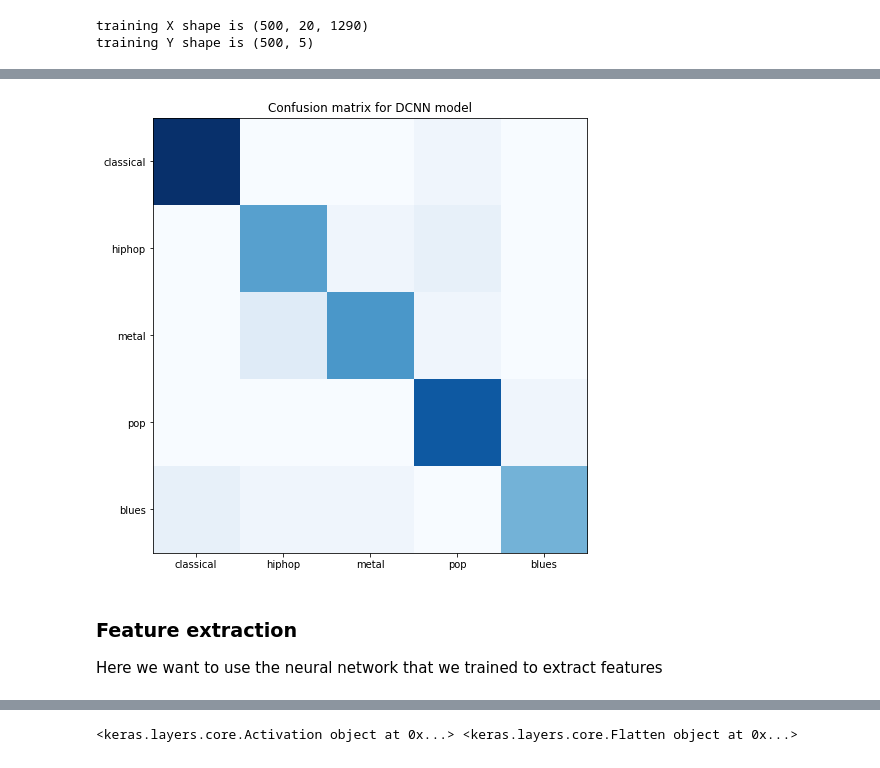
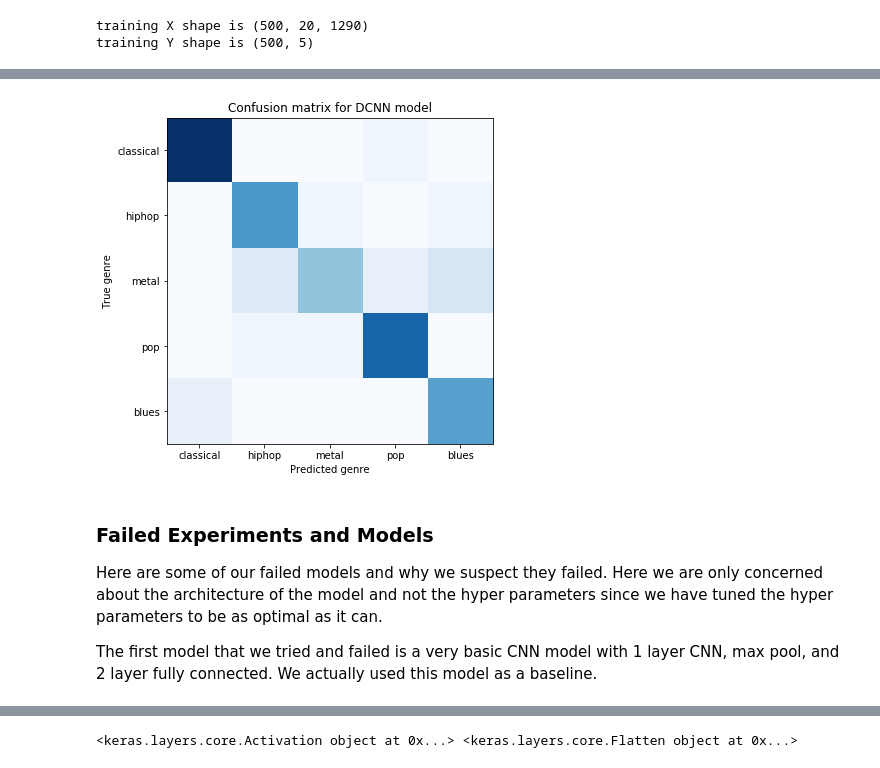
Before and after one commit to LithiumH/CS229-Music-Classification, a Jupyter notebook: Haojun_CNN_au.ipynb, the cells around one changed output, grey strips where cells are left out. Drawn from its saved outputs; the diff is of its cells as text; code cells hidden in the pictures.

```diff
--- a/Haojun_CNN_au.ipynb
+++ b/Haojun_CNN_au.ipynb
@@ -66,0 +83,5 @@ Here we will use a 1D convolution layer, followed by standard pool, relu layers,
+# %%
+X_test = np.load('extracted/X_test.npy')
+X_train = np.load('extracted/X_train.npy')
+Y_test = np.loadtxt('extracted/Y_test.txt')
+Y_train = np.loadtxt('extracted/Y_train.txt')
@@ -114,6 +126,5 @@ def model(input_shape):
     model = keras.models.Model(inputs=X_inputs, outputs=X, name='cnn')
     return model
 # %%
-m = model(X2.shape[1:])
-# optimizer = keras.optimizers.Adam(lr=0.01, beta_1=0.9, beta_2=0.999)
+m = model(X_train.shape[1:])
 m.compile(optimizer='adam', loss='categorical_crossentropy', metrics=['categorical_accuracy'])
@@ -175,12 +170,14 @@ Test Accuracy = 0.87
 # %%
-plt.figure(figsize=(8, 8))
+plt.figure(figsize=(6, 6))
 cm = metrics.confusion_matrix(np.argmax(Y_test, axis=-1), np.argmax(m.predict(X_test), axis=-1))
 plt.imshow(cm, interpolation='nearest', cmap=plt.cm.Blues)
 plt.xticks(list(range(5)), ['classical', 'hiphop', 'metal', 'pop', 'blues'])
 plt.yticks(list(range(5)), ['classical', 'hiphop', 'metal', 'pop', 'blues'])
 plt.title('Confusion matrix for DCNN model')
+plt.xlabel('Predicted genre')
+plt.ylabel('True genre')
 plt.savefig('plots/dcnn_confusion.png')
 plt.show()
 # %% [output]
-[figure, old version]
+[figure, new version]
 # %%
@@ -190,4 +187,6 @@ m = keras.models.load_model('m1.h5')
-# %% [markdown]
-### Feature extraction
-
-Here we want to use the neural network that we trained to extract features
+# %% [markdown]
+### Failed Experiments and Models
+
+Here are some of our failed models and why we suspect they failed. Here we are only concerned about the architecture of the model and not the hyper parameters since we have tuned the hyper parameters to be as optimal as it can.
+
+The first model that we tried and failed is a very basic CNN model with 1 layer CNN, max pool, and 2 layer fully connected. We actually used this model as a baseline.
```
Also changed, not shown: parts of 61 cells of this notebook, 28 other files.
